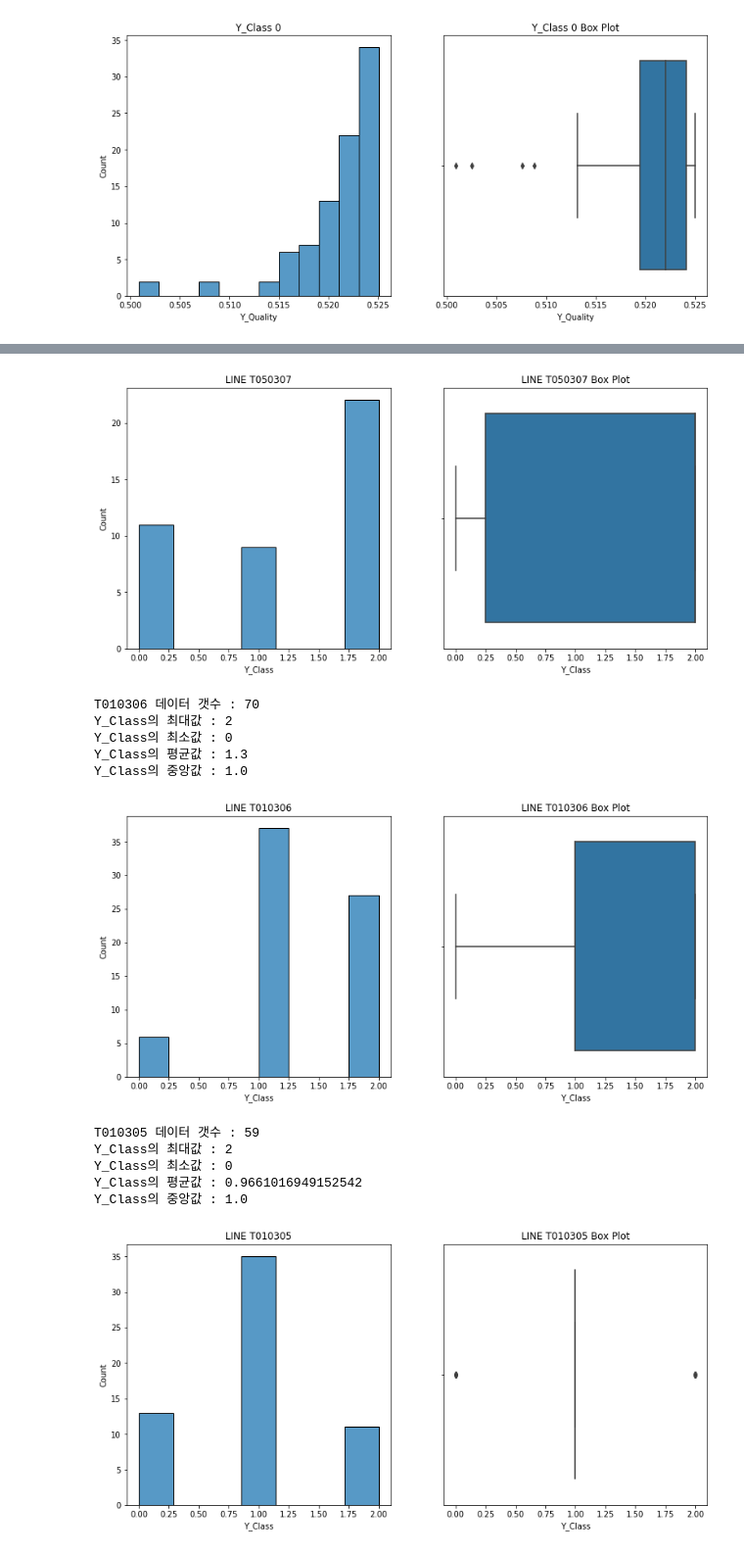
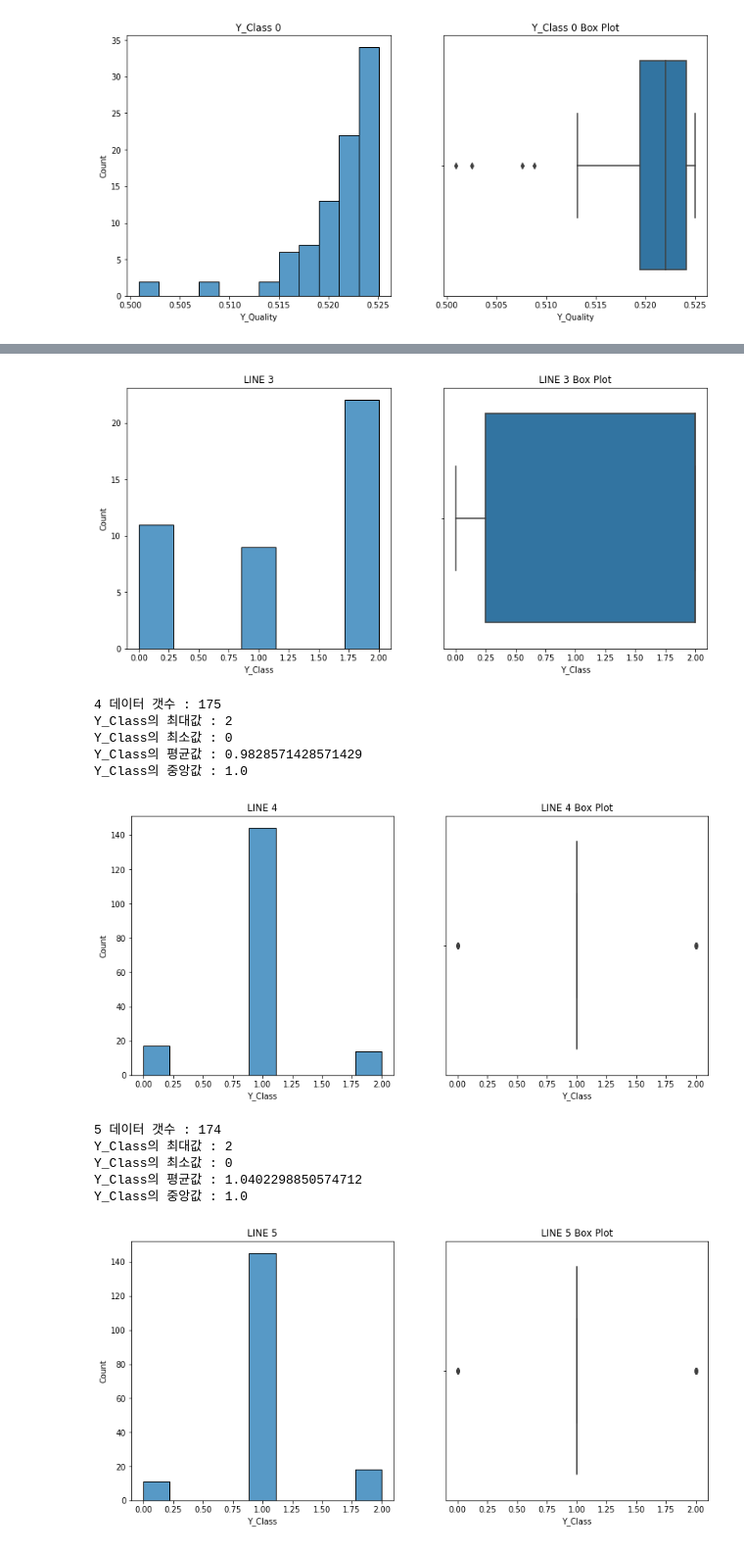
Before and after one commit to dongseok1220/DACON, a Jupyter notebook: LGAImers.ipynb, the cells around one changed output, grey strips where cells are left out. Shown at 98% size. Saved outputs shown, nothing was run; the diff lists cells and outputs as text; code cells hidden in the pictures.

```diff
--- a/LGAImers.ipynb
+++ b/LGAImers.ipynb
@@ -51,0 +30,18 @@ train_df.describe()
+# %%
+train_df = train_df.drop(columns=['PRODUCT_ID', 'TIMESTAMP'])
+test_df = test_df.drop(columns=['PRODUCT_ID', 'TIMESTAMP'])
+
+from sklearn.preprocessing import LabelEncoder
+
+qual_col = ['LINE', 'PRODUCT_CODE']
+
+for i in qual_col:
+    le = LabelEncoder()
+    le = le.fit(train_df[i])
+    train_df[i] = le.transform(train_df[i])
+
+    for label in np.unique(test_df[i]):
+        if label not in le.classes_:
+            le.classes_ = np.append(le.classes_, label)
+    test_df[i] = le.transform(test_df[i])
+print('Done.')
@@ -152,3 +146,3 @@ train_O = train_df.loc[train_df['PRODUCT_CODE'].isin(['O_31'])]
 # %%
-value_hist2(train_A, "LINE")
+value_hist2(train_df,"LINE")
 # %% [output]
@@ -162,17 +156,17 @@ T050307 데이터 갯수 : 42
 Y_Class의 최대값 : 2
 Y_Class의 최소값 : 0
 Y_Class의 평균값 : 1.2619047619047619
 Y_Class의 중앙값 : 2.0
-[figure, old version]
+[figure, new version]
-T010306 데이터 갯수 : 70
+4 데이터 갯수 : 175
 Y_Class의 최대값 : 2
 Y_Class의 최소값 : 0
-Y_Class의 평균값 : 1.3
+Y_Class의 평균값 : 0.9828571428571429
 Y_Class의 중앙값 : 1.0
-[figure, old version]
+[figure, new version]
-T010305 데이터 갯수 : 59
+5 데이터 갯수 : 174
 Y_Class의 최대값 : 2
 Y_Class의 최소값 : 0
-Y_Class의 평균값 : 0.9661016949152542
+Y_Class의 평균값 : 1.0402298850574712
 Y_Class의 중앙값 : 1.0
-[figure, old version]
+[figure, new version]
```
Also changed, not shown: parts of 48 cells of this notebook.
